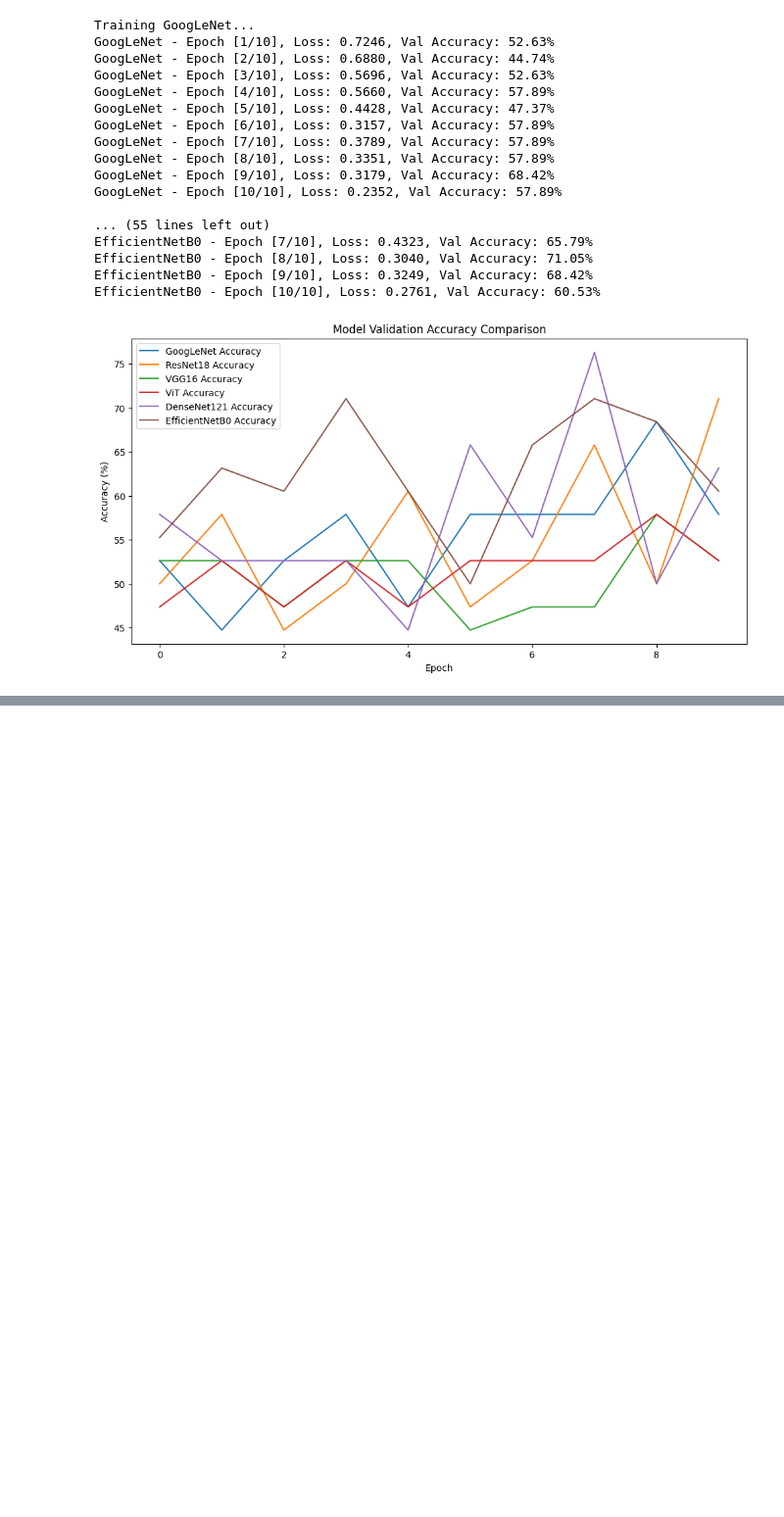
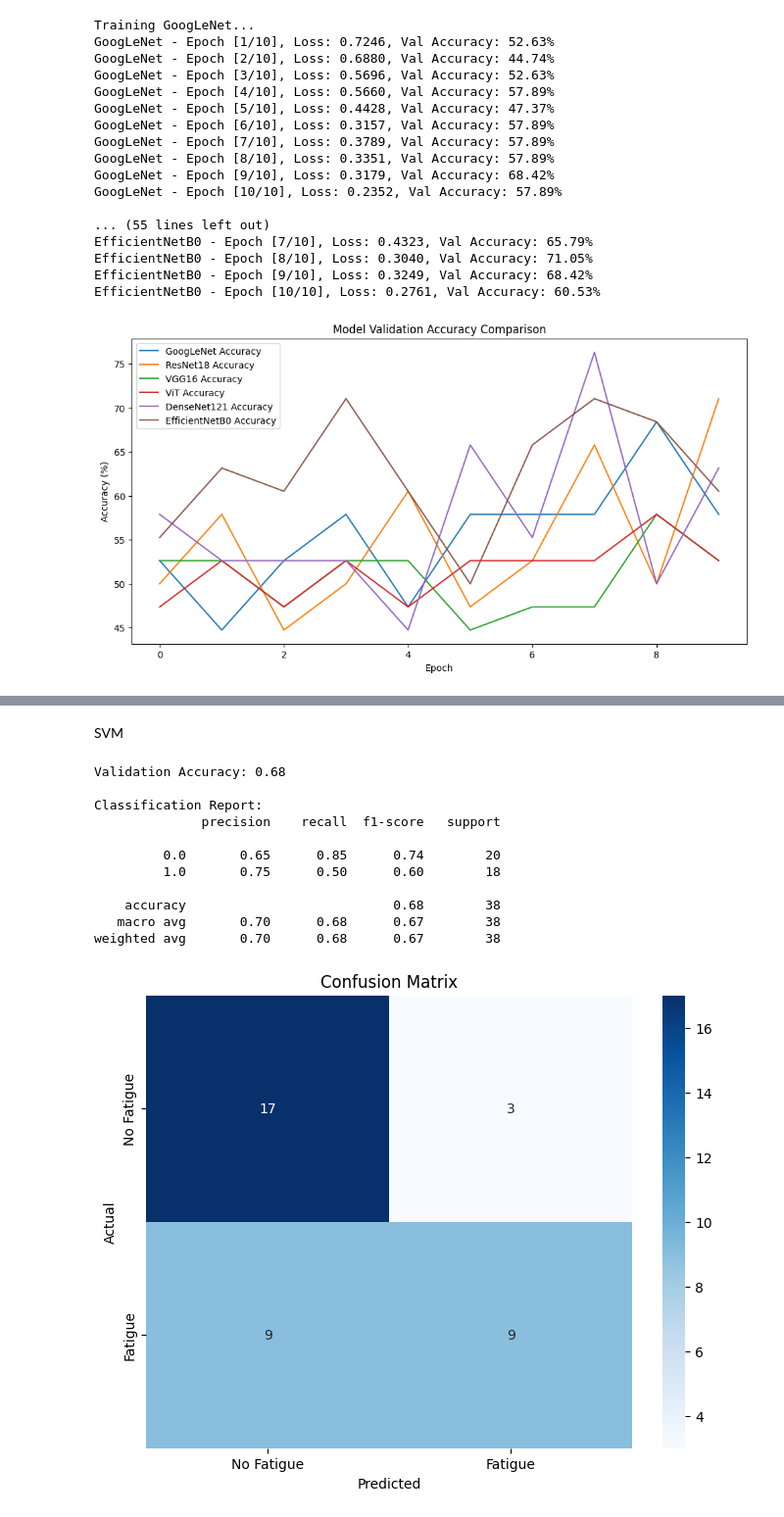
Before and after one commit to Aliarcher/Computer-Vision, a Jupyter notebook: Classification/Fatigue_not_Fatigue_classification.ipynb, the cells around one changed output, grey strips where cells are left out. Shown at 98% size. Drawn from its saved outputs; the diff is of its cells as text; code cells hidden in the pictures; blank space fills up the shorter version.

```diff
--- a/Classification/Fatigue_not_Fatigue_classification.ipynb
+++ b/Classification/Fatigue_not_Fatigue_classification.ipynb
@@ -220,0 +664,2 @@ EfficientNetB0 - Epoch [10/10], Loss: 0.2761, Val Accuracy: 60.53%
+# %% [markdown]
+SVM
@@ -220,0 +677,67 @@ EfficientNetB0 - Epoch [10/10], Loss: 0.2761, Val Accuracy: 60.53%
+# %%
+# Custom Dataset
+class RTEntropyDataset(Dataset):
+    def __init__(self, dataframe):
+        self.data = dataframe
+
+    def __len__(self):
+        return len(self.data)
+
+    def __getitem__(self, idx):
+        rt = self.data.iloc[idx]['RT']
+        entropy = self.data.iloc[idx]['Entropy']
+        label = self.data.iloc[idx]['class (0-1)=0 (no fatigue); (2-3)=1 (fatigue)']
+        return torch.tensor([rt, entropy], dtype=torch.float32), torch.tensor(label, dtype=torch.float32)
+
+# Create Dataset and Split
+dataset = RTEntropyDataset(df)
+features = np.array([dataset[i][0].numpy() for i in range(len(dataset))])
+labels = np.array([dataset[i][1].item() for i in range(len(dataset))])
+
+X_train, X_val, y_train, y_val = train_test_split(
+    features,
+    labels,
+    test_size=0.2,
+    stratify=labels,
+    random_state=42
+)
+
+# Scale Features
+scaler = StandardScaler()
+X_train = scaler.fit_transform(X_train)
+X_val = scaler.transform(X_val)
+
+# Initialize and Train SVM
+svm_model = SVC(kernel='rbf', C=1.0, probability=True, random_state=42)
+svm_model.fit(X_train, y_train)
+
+# Validation
+y_pred = svm_model.predict(X_val)
+
+# Evaluation
+accuracy = accuracy_score(y_val, y_pred)
+print(f'Validation Accuracy: {accuracy:.2f}')
+print('\nClassification Report:')
+print(classification_report(y_val, y_pred))
+
+# Confusion Matrix
+conf_matrix = confusion_matrix(y_val, y_pred)
+plt.figure(figsize=(8, 6))
+sns.heatmap(conf_matrix, annot=True, fmt='d', cmap='Blues', xticklabels=['No Fatigue', 'Fatigue'], yticklabels=['No Fatigue', 'Fatigue'])
+plt.xlabel('Predicted')
+plt.ylabel('Actual')
+plt.title('Confusion Matrix')
+plt.show()
+# %% [output]
+Validation Accuracy: 0.68
+
+Classification Report:
+              precision    recall  f1-score   support
+
+         0.0       0.65      0.85      0.74        20
+         1.0       0.75      0.50      0.60        18
+
+    accuracy                           0.68        38
+   macro avg       0.70      0.68      0.67        38
+weighted avg       0.70      0.68      0.67        38
+[figure, added]
```
Also changed, not shown: parts of 22 cells of this notebook.
